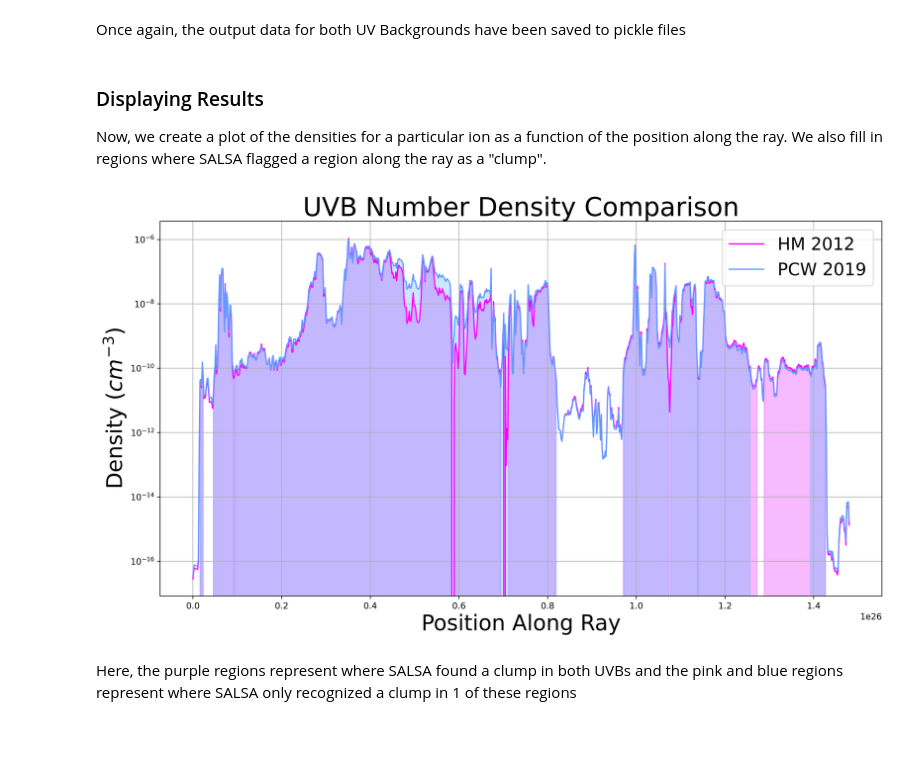
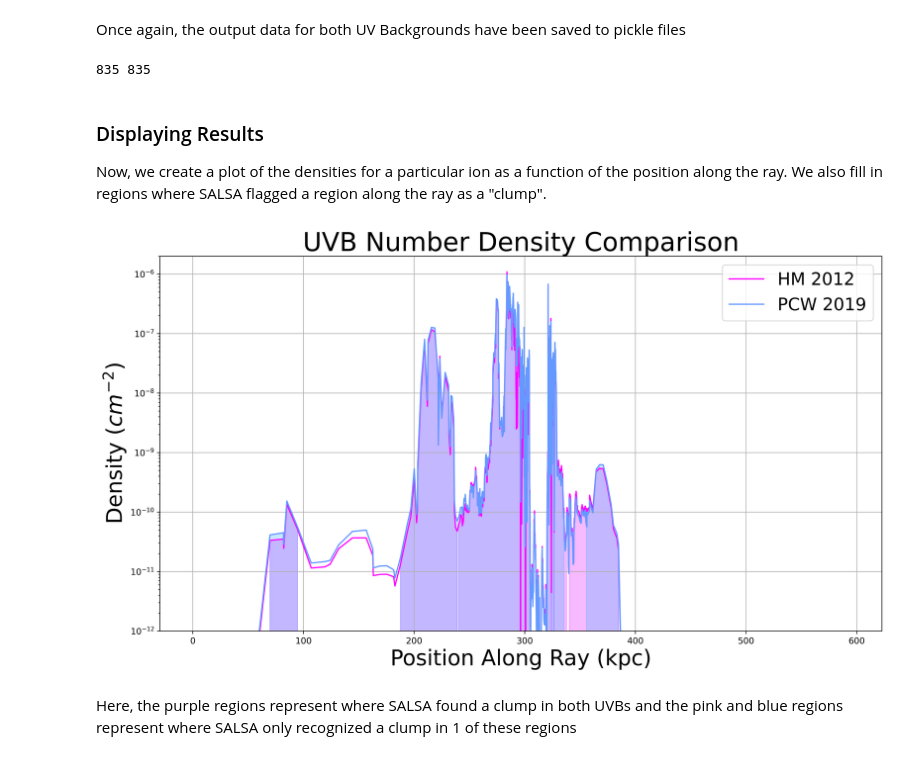
Before and after one commit to tairaeli/trident_uncertainty, a Jupyter notebook: mods/backgrounds/uv_sal/notebooks/salsa_issues/SALSA_Issues.ipynb, the cells around one changed output. Drawn from its saved outputs; the diff is of its cells as text; code cells hidden in the pictures.

```diff
--- a/mods/backgrounds/uv_sal/notebooks/salsa_issues/SALSA_Issues.ipynb
+++ b/mods/backgrounds/uv_sal/notebooks/salsa_issues/SALSA_Issues.ipynb
@@ -255,12 +262,19 @@ Once again, the output data for both UV Backgrounds have been saved to pickle fi
 # %%
 with open("./hm_absorbers.pickle", "rb") as salsa_dat:
     hm_clump_dat = pickle.load(salsa_dat)
+# %%
+# print(ray_dat.field_list)
+print(len(ray_dat.r[("gas","l")].to("kpc")),len(ray_dat.r["gas",field_name]))
+# %% [output]
+835 835
 # %% [markdown]
 ### Displaying Results
 
 Now, we create a plot of the densities for a particular ion as a function of the position along the ray. We also fill in regions where SALSA flagged a region along the ray as a "clump".
 # %%
 colors = plt.cm.cool([0.3,0.4,0.9,1])
+
+ray_pos = ray_dat.r[("gas","l")].to("kpc")
 
 # creating density curves for both UVB models
 plt.figure(figsize = [15,8], dpi = 500, facecolor = "white")
@@ -276,36 +290,37 @@ i = 0
 for i in range(len(hm_clumps["interval_start"])):
 
     lb = hm_clumps["interval_start"][i]
     hb = hm_clumps["interval_end"][i]
     rng = [lb,hb]
 
     yb = hm_dens[slice(*rng)]
     xb = ray_pos[lb:hb]
 
     plt.fill_between(xb,yb, color = colors[2], alpha = 0.3)
 
 # showing where SALSA detected clumps in Puchwein et al
 for i in range(len(pcw_clumps["interval_start"])):
 
     lb = pcw_clumps["interval_start"][i]
     hb = pcw_clumps["interval_end"][i]
 
     rng = [lb,hb]
     yb = pcw_dens[slice(*rng)]
     xb = ray_pos[lb:hb]
 
     plt.fill_between(xb,yb, color = colors[0], alpha = 0.3)
 
 plt.grid()
 plt.legend(fontsize = 20)
 # plt.ylim(10**(-15),10**(-6.5))
 # plt.xlim(500,900)
-plt.xlabel("Position Along Ray", fontsize = 25)
-plt.ylabel(r"Density ($cm^{-3}$)", fontsize = 25)
+plt.xlabel("Position Along Ray (kpc)", fontsize = 25)
+plt.ylabel(r"Density ($cm^{-2}$)", fontsize = 25)
+plt.ylim(1e-12, 2e-6)
 plt.title(f"UVB Number Density Comparison", fontsize = 30)
 plt.savefig("UVB_issues.pdf")
 # %% [output]
-[figure, old version]
+[figure, new version]
 # %% [markdown]
 Here, the purple regions represent where SALSA found a clump in both UVBs and the pink and blue regions represent where SALSA only recognized a clump in 1 of these regions
 # %% [markdown]
```
Also changed, not shown: parts of 5 cells of this notebook, 3 other files.
